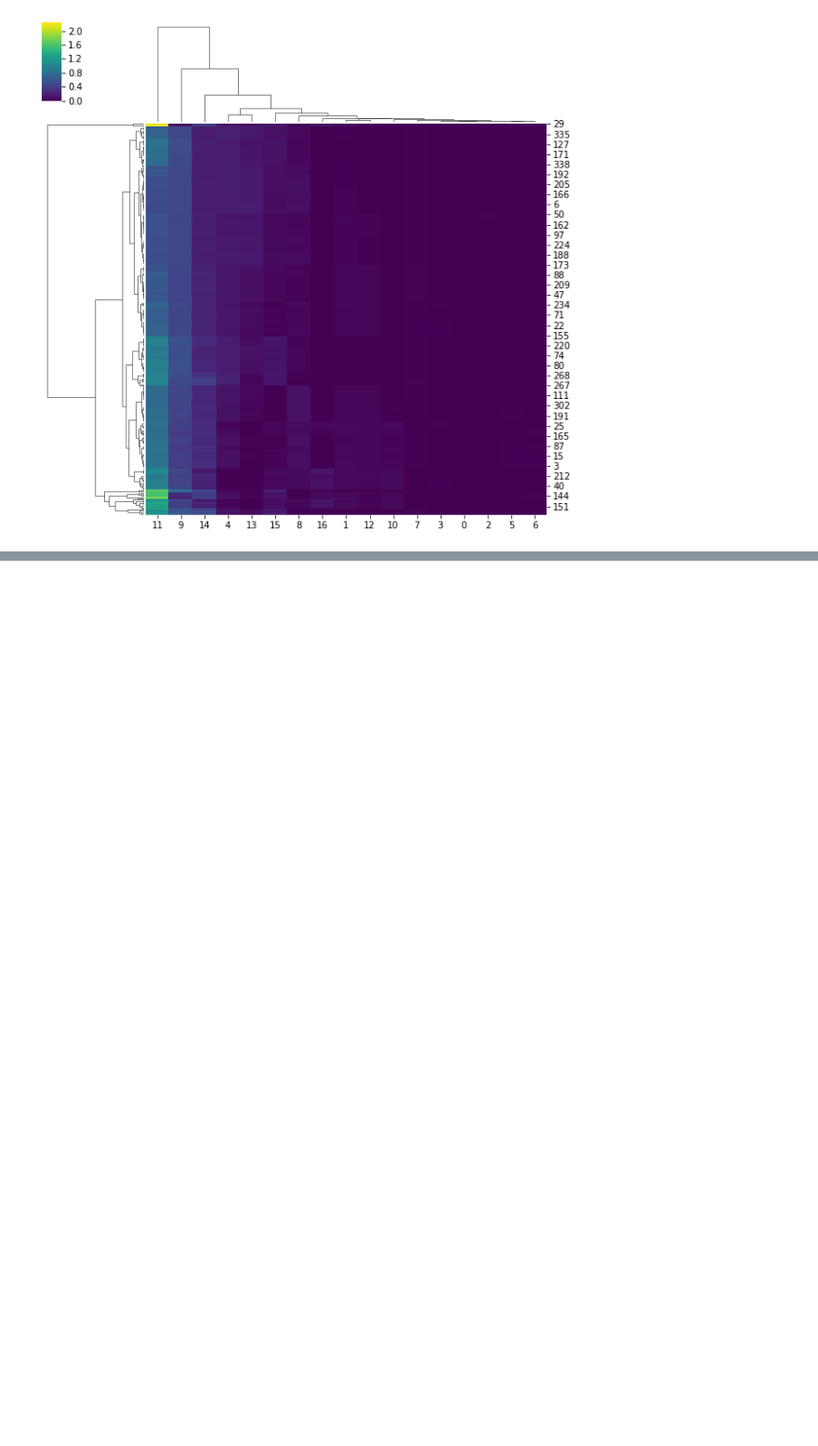
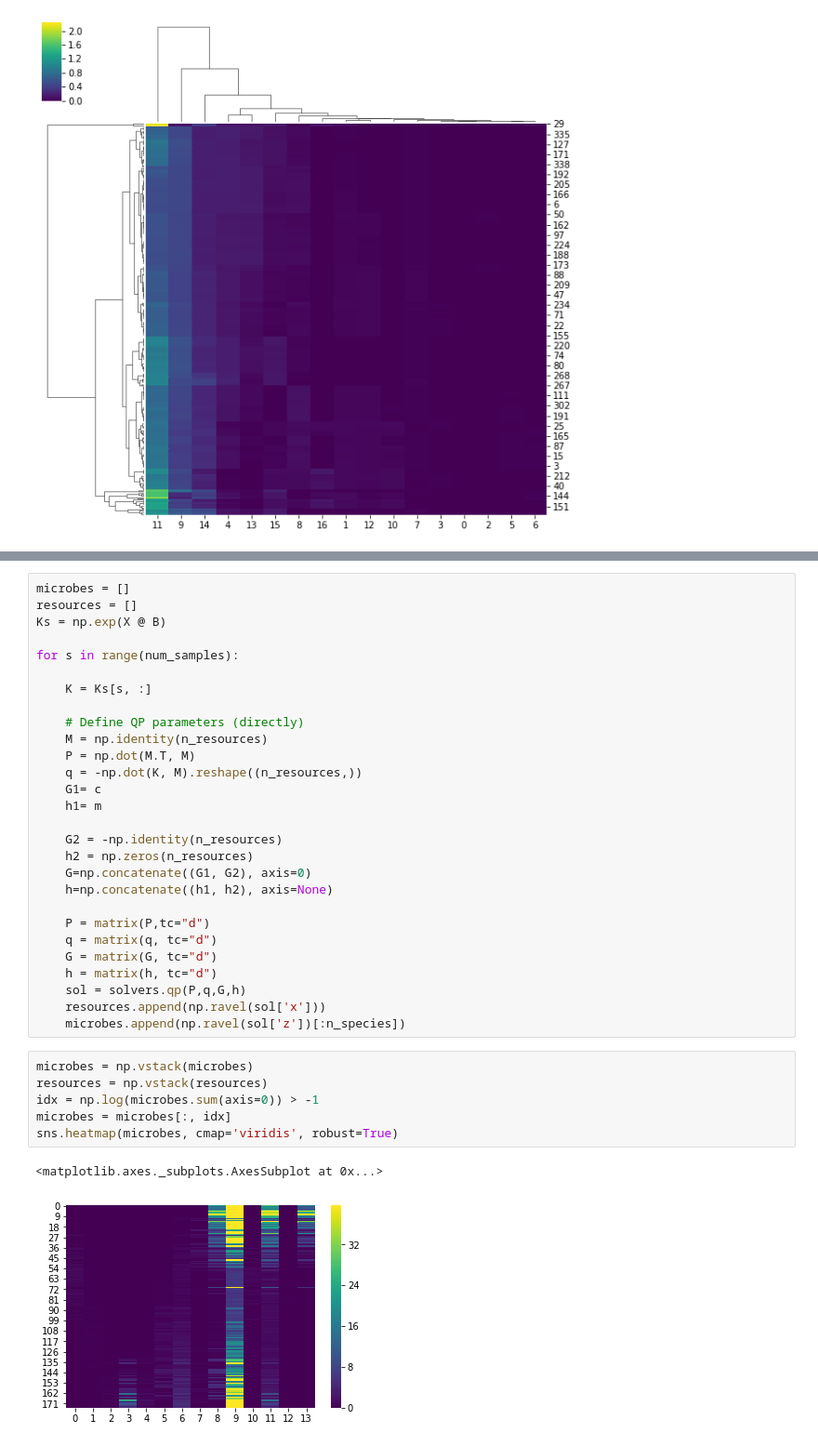
Before and after one commit to mortonjt/random-ecosystems, a Jupyter notebook: ipynb/random_qp.ipynb, the cells around one changed output, grey strips where cells are left out. Shown at 93% size. Saved outputs shown, nothing was run; the diff lists cells and outputs as text; blank space fills up the shorter version.

```diff
--- a/ipynb/random_qp.ipynb
+++ b/ipynb/random_qp.ipynb
@@ -149,0 +182,37 @@ sns.clustermap(microbes, cmap='viridis')
+# %%
+microbes = []
+resources = []
+Ks = np.exp(X @ B)
+
+for s in range(num_samples):
+
+    K = Ks[s, :]
+
+    # Define QP parameters (directly)
+    M = np.identity(n_resources)
+    P = np.dot(M.T, M)
+    q = -np.dot(K, M).reshape((n_resources,))
+    G1= c
+    h1= m
+
+    G2 = -np.identity(n_resources)
+    h2 = np.zeros(n_resources)
+    G=np.concatenate((G1, G2), axis=0)
+    h=np.concatenate((h1, h2), axis=None)
+
+    P = matrix(P,tc="d")
+    q = matrix(q, tc="d")
+    G = matrix(G, tc="d")
+    h = matrix(h, tc="d")
+    sol = solvers.qp(P,q,G,h)
+    resources.append(np.ravel(sol['x']))
+    microbes.append(np.ravel(sol['z'])[:n_species])
+# %%
+microbes = np.vstack(microbes)
+resources = np.vstack(resources)
+idx = np.log(microbes.sum(axis=0)) > -1
+microbes = microbes[:, idx]
+sns.heatmap(microbes, cmap='viridis', robust=True)
+# %% [output]
+<matplotlib.axes._subplots.AxesSubplot at 0x...>
+[figure, added]
```
Also changed, not shown: parts of 4 cells of this notebook.
